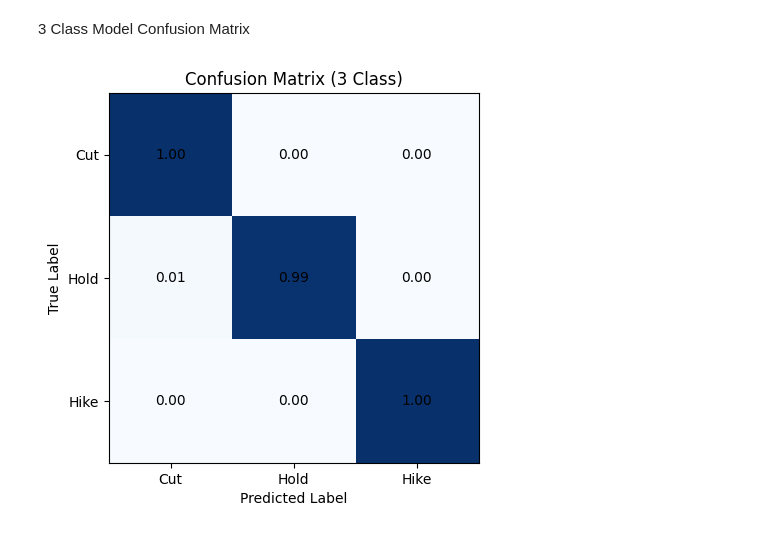
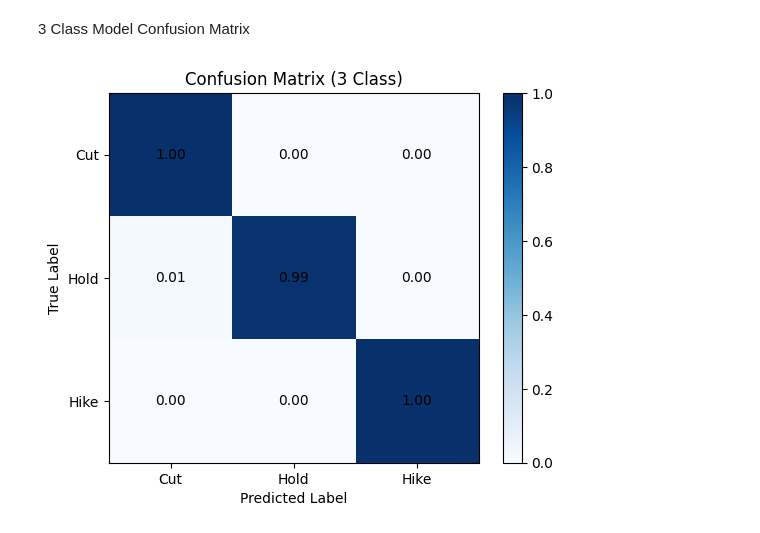
Before and after one commit to Chickenandrice/Multinomial-Logistic-Regression-for-Federal-Rate-Forecasting, a Jupyter notebook: mult_log_regress.ipynb, the cells around one changed output. Drawn from its saved outputs; the diff is of its cells as text; code cells hidden in the pictures.

Commit message:
updated confusion matrix plot for paper

```diff
--- a/mult_log_regress.ipynb
+++ b/mult_log_regress.ipynb
@@ -313,28 +313,28 @@ recession                         0.590    -0.514     -0.076
 # %%
 from sklearn.metrics import confusion_matrix
 import numpy as np
 import matplotlib.pyplot as plt
 
 matrix_3_class = confusion_matrix(test_y_3_class, pred_y_3_class)
 
 matrix_3_class = matrix_3_class.astype(float) / matrix_3_class.sum(axis=1, keepdims=True)
 
 plt.figure()
 plt.imshow(matrix_3_class , cmap="Blues")
 plt.title("Confusion Matrix (3 Class)")
 plt.xlabel("Predicted Label")
 plt.ylabel("True Label")
 
 class_labels_3 = ["Cut", "Hold", "Hike"]
 plt.xticks(np.arange(len(class_labels_3)), class_labels_3)
 plt.yticks(np.arange(len(class_labels_3)), class_labels_3)
 
 
 # calculating prob
 for i in range(matrix_3_class.shape[0]):
     for j in range(matrix_3_class.shape[1]):
         plt.text(j, i, f"{matrix_3_class[i, j]:.2f}", ha="center", va="center")
-
+plt.colorbar()
 plt.show()
 # %% [output]
-[figure, old version]
+[figure, new version]
```
Also changed, not shown: parts of 1 cell of this notebook, 2 other files.
